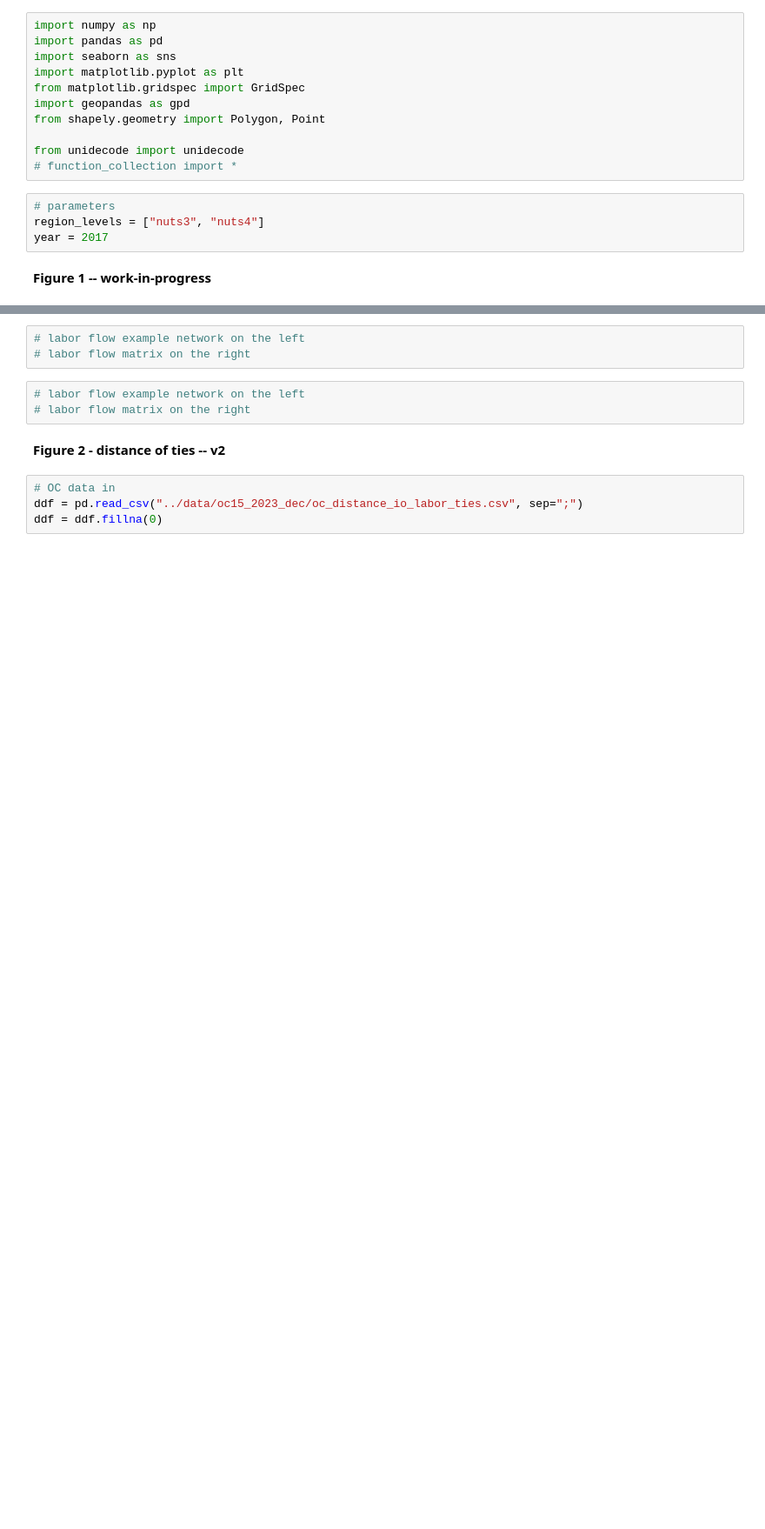
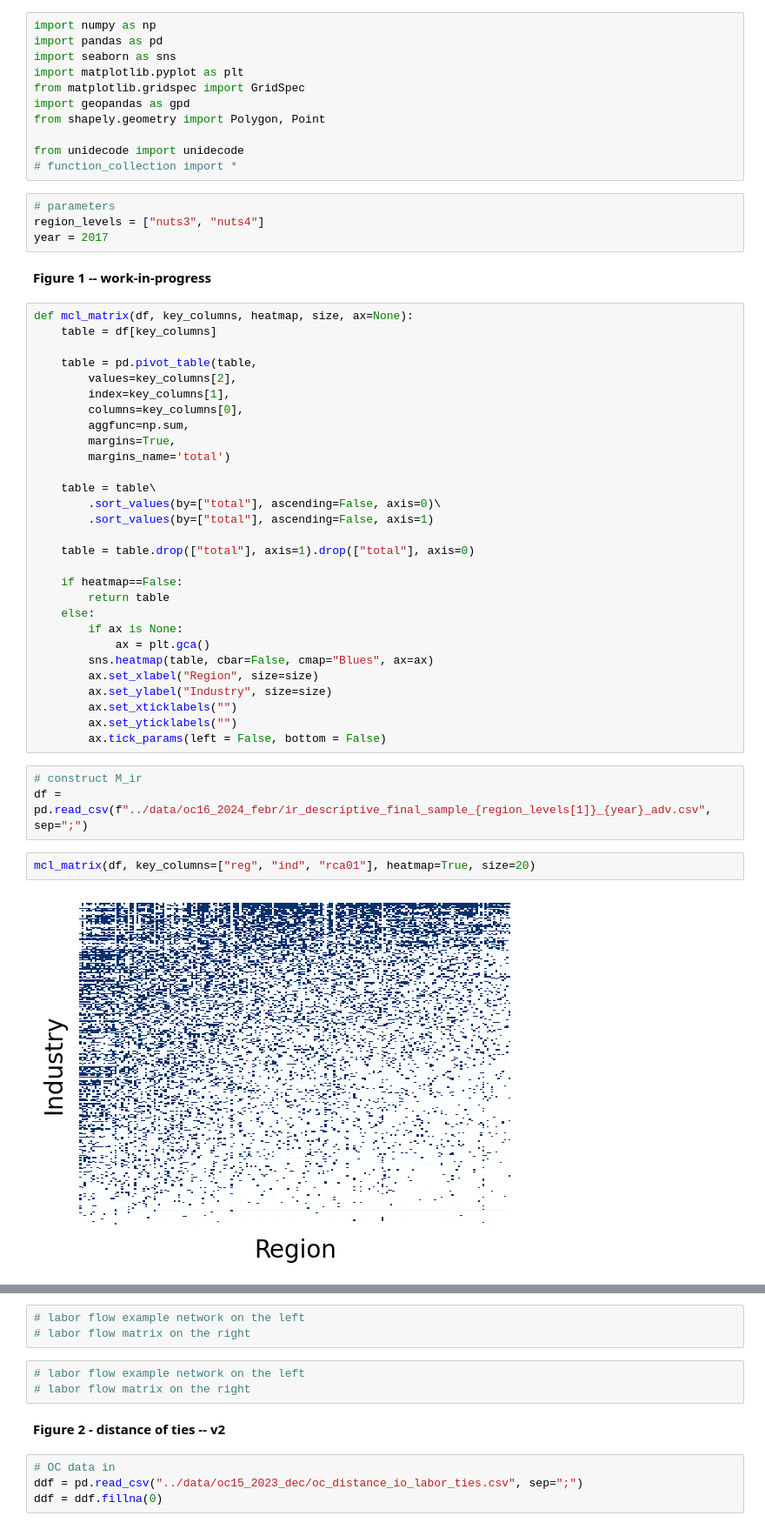
Before and after one commit to sandorjuhasz/coagglomeration, a Jupyter notebook: code/01_main_figures.ipynb, the cells around one changed output, grey strips where cells are left out. Shown at 87% size. Cells and saved outputs as stored; diff of their text form; blank space fills up the shorter version.

```diff
--- a/code/01_main_figures.ipynb
+++ b/code/01_main_figures.ipynb
@@ -15,4 +15,40 @@ region_levels = ["nuts3", "nuts4"]
 year = 2017
 # %% [markdown]
 **Figure 1 -- work-in-progress**
+# %%
+def mcl_matrix(df, key_columns, heatmap, size, ax=None):
+    table = df[key_columns]
+
+    table = pd.pivot_table(table,
+        values=key_columns[2],
+        index=key_columns[1],
+        columns=key_columns[0],
+        aggfunc=np.sum,
+        margins=True,
+        margins_name='total')
+
+    table = table\
+        .sort_values(by=["total"], ascending=False, axis=0)\
+        .sort_values(by=["total"], ascending=False, axis=1)
+
+    table = table.drop(["total"], axis=1).drop(["total"], axis=0)
+
+    if heatmap==False:
+        return table
+    else:
+        if ax is None:
+            ax = plt.gca()
+        sns.heatmap(table, cbar=False, cmap="Blues", ax=ax)
+        ax.set_xlabel("Region", size=size)
+        ax.set_ylabel("Industry", size=size)
+        ax.set_xticklabels("")
+        ax.set_yticklabels("")
+        ax.tick_params(left = False, bottom = False)
+# %%
+# construct M_ir
+df = pd.read_csv(f"../data/oc16_2024_febr/ir_descriptive_final_sample_{region_levels[1]}_{year}_adv.csv", sep=";")
+# %%
+mcl_matrix(df, key_columns=["reg", "ind", "rca01"], heatmap=True, size=20)
+# %% [output]
+[figure, added]
 # %%
```
Also changed, not shown: parts of 2 cells of this notebook.
